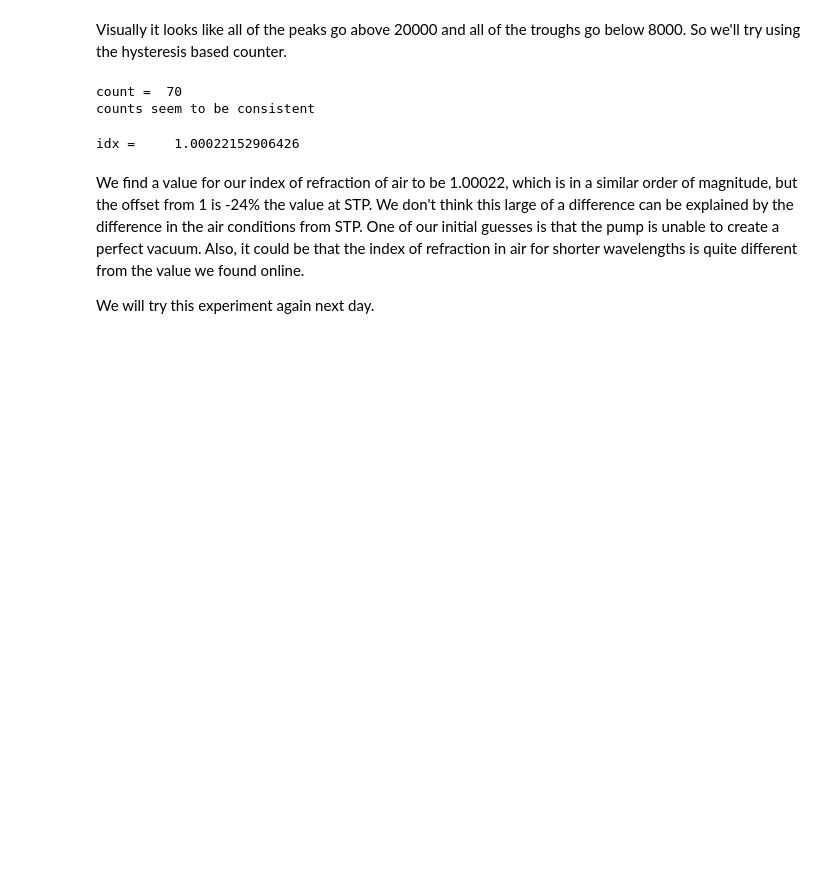
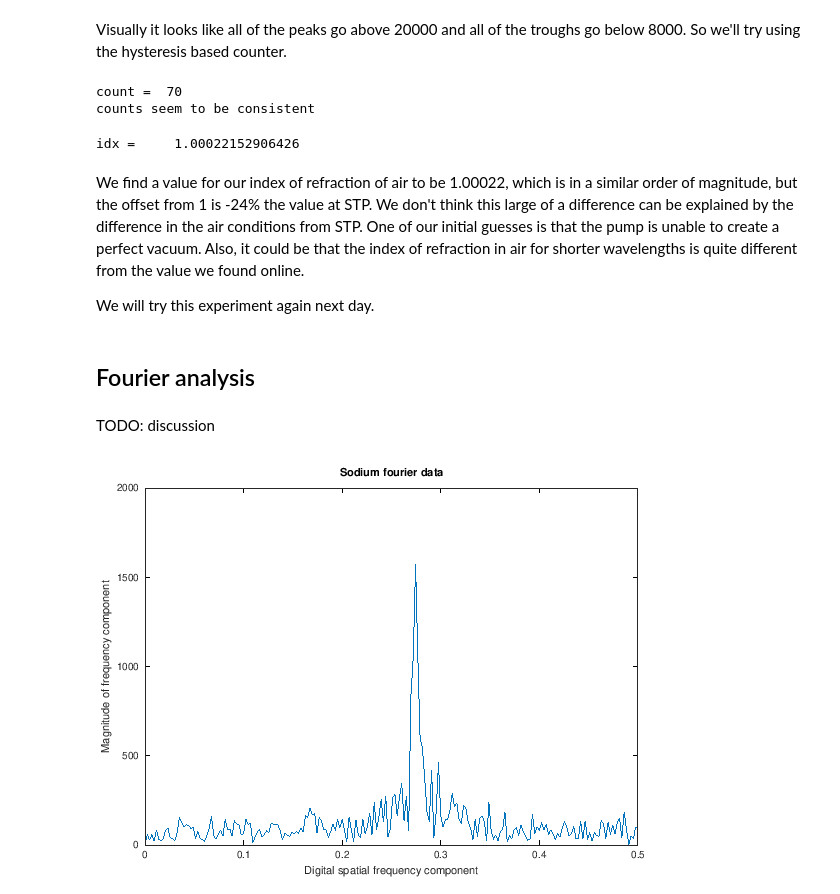
Before and after one commit to jtroo/phys408-lab1, a Jupyter notebook: notebook.ipynb, the cells around one changed output. Cells and saved outputs as stored; diff of their text form; code cells hidden in the pictures; blank space fills up the shorter version.

Commit message:
added fourier and more sodium calculations

```diff
--- a/notebook.ipynb
+++ b/notebook.ipynb
@@ -410,3 +435,27 @@ is unable to create a perfect vacuum. Also, it could be that the index of refrac
 air for shorter wavelengths is quite different from the value we found online.
 
 We will try this experiment again next day.
+# %% [markdown]
+## Fourier analysis
+# %% [markdown]
+TODO: discussion
+# %%
+M=csvread('test_data-2019-01-23/Sodium-Fourier-0.03-0.0001');
+N=M(4900:17800);
+P=N-mean(N);
+% Y=(abs(fft(P)));
+Y=fft(P);
+% plot(Y)
+L = 12901;             % Length of signal
+P2 = abs(Y/L);
+P1 = P2(1:L/2+1);
+P1(2:end-1) = 2*P1(2:end-1);
+Fs = 30; %sampling frequency
+f = Fs*(0:(L/2))/L;
+plot(f,P1)
+title('Sodium fourier data');
+xlabel('Digital spatial frequency component');
+ylabel('Magnitude of frequency component');
+xlim([0 0.5])
+# %% [output]
+[figure, added]
```
Also changed, not shown: parts of 11 cells of this notebook, 1 other file.
